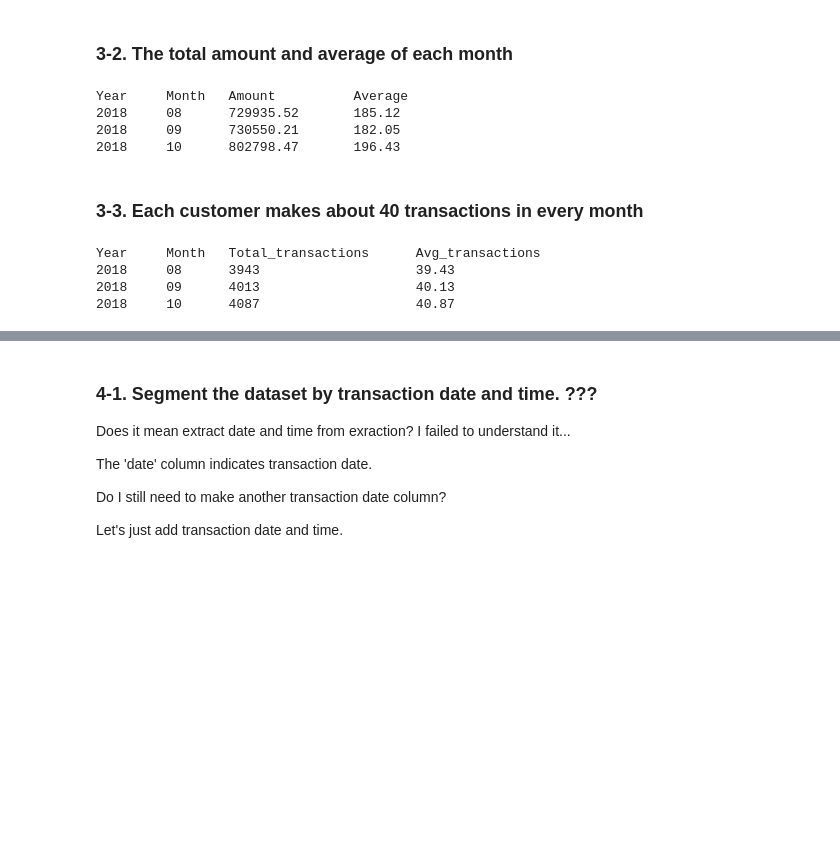
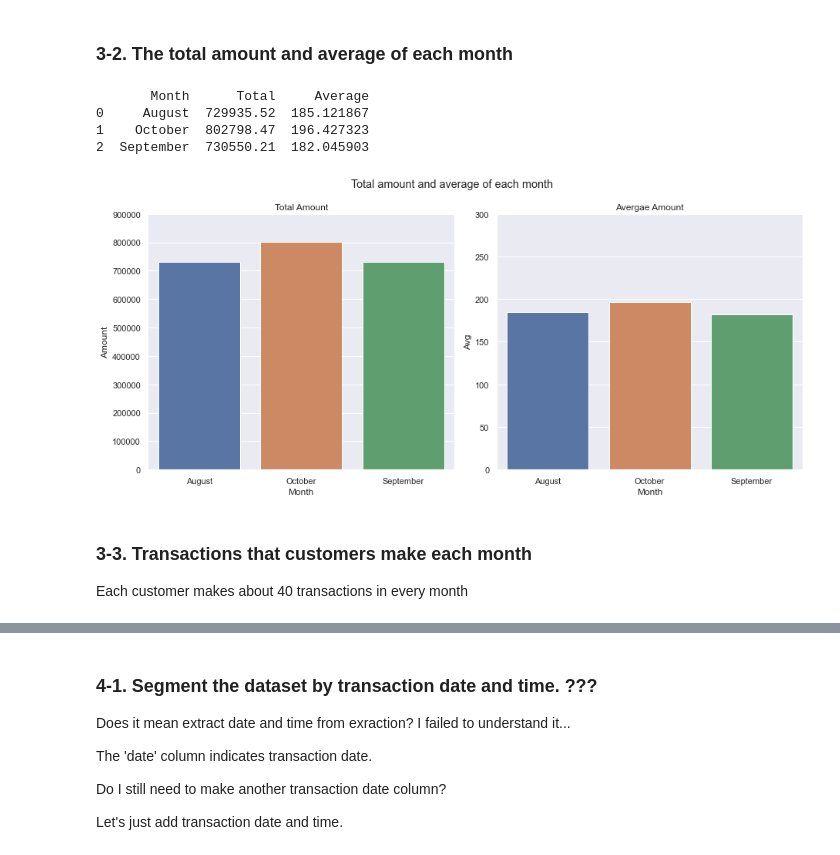
Before and after one commit to slothpunch/Portfolio, a Jupyter notebook: 4. Data@ANZ Virtual Internship Program/1_DataANZ_Virtual_Internship_Program.ipynb, the cells around one changed output, grey strips where cells are left out. Saved outputs shown, nothing was run; the diff lists cells and outputs as text; code cells hidden in the pictures; blank space fills up the shorter version.

```diff
--- a/4. Data@ANZ Virtual Internship Program/1_DataANZ_Virtual_Internship_Program.ipynb
+++ b/4. Data@ANZ Virtual Internship Program/1_DataANZ_Virtual_Internship_Program.ipynb
@@ -292,51 +373,31 @@ df['amount'].mean()
 # %% [markdown]
 ### 3-2. The total amount and average of each month
-# %%
-for y in range(len(years)):
-    print('Year \t Month \t Amount \t Average')
-    for m in range(len(months)):
-        end_month = int(months[m])
-        if end_month+1 == 13:
-            months[m] = '1'
-        else:
-            end_month += 1
-
-        start_date = years[y] + '-' + months[m] + '-01'
-        end_date = years[y] + '-' + str(end_month) + '-01'
-
-        month_sum = round(df['amount'].loc[(df['date'] >= start_date) & (df['date'] < end_date)].sum(), 2)
-        month_avg = round(df['amount'].loc[(df['date'] >= start_date) & (df['date'] < end_date)].mean(), 2)
-
-        print(f'{years[y]} \t {months[m]} \t {month_sum} \t {month_avg}')
-# %% [output]
-Year     Month   Amount          Average
-2018     08      729935.52       185.12
-2018     09      730550.21       182.05
-2018     10      802798.47       196.43
+# %%
+month_total = df.groupby('month_name')['amount'].sum().reset_index()
+month_avg = df.groupby('month_name')['amount'].mean().reset_index()
+
+print(pd.DataFrame({'Month' :month_total['month_name'], 'Total': month_total['amount'], 'Average':month_avg['amount']}))
+
+fig, axes = plt.subplots(1,2, figsize = (13, 6))
+# sns.axes_style("darkgrid")
+fig.suptitle('Total amount and average of each month')
+
+sns.barplot(ax = axes[0], data = month_total, x = 'month_name', y = 'amount')
+axes[0].set_title('Total Amount')
+axes[0].set(xlabel = 'Month', ylabel = 'Amount', ylim = (0, 900000))
+
+sns.barplot(ax = axes[1], data = month_avg, x = 'month_name', y = 'amount')
+axes[1].set_title('Avergae Amount')
+axes[1].set(xlabel = 'Month', ylabel = 'Avg', ylim = (0, 300))
+
+plt.tight_layout()
+plt.show()
+# %% [output]
+       Month      Total     Average
+0     August  729935.52  185.121867
+1    October  802798.47  196.427323
+2  September  730550.21  182.045903
+[figure, added]
 # %% [markdown]
-### 3-3. Each customer makes about 40 transactions in every month
+### 3-3. Transactions that customers make each month
+Each customer makes about 40 transactions in every month
-# %%
-# Number of transactions each month on average
-for y in range(len(years)):
-    print('Year \t Month \t Total_transactions \t Avg_transactions')
-    for m in range(len(months)):
-        end_month = int(months[m])
-        if end_month+1 == 13:
-            months[m] = '1'
-        else:
-            end_month += 1
-
-        start_date = years[y] + '-' + months[m] + '-01'
-        end_date = years[y] + '-' + str(end_month) + '-01'
-
-        # dtype = np.int32
-        month_total_trans = df['transaction_id'].loc[(df['date'] >= start_date) & (df['date'] < end_date)].count()
-        month_unique_cust = df['customer_id'].loc[(df['date'] >= start_date) & (df['date'] < end_date)].nunique()
-        month_avg_trans = month_total_trans/month_unique_cust
-
-        print(f'{years[y]} \t {months[m]} \t {month_total_trans} \t\t\t {month_avg_trans}')
-# %% [output]
-Year     Month   Total_transactions      Avg_transactions
-2018     08      3943                    39.43
-2018     09      4013                    40.13
-2018     10      4087                    40.87
```
Also changed, not shown: parts of 48 cells of this notebook.
